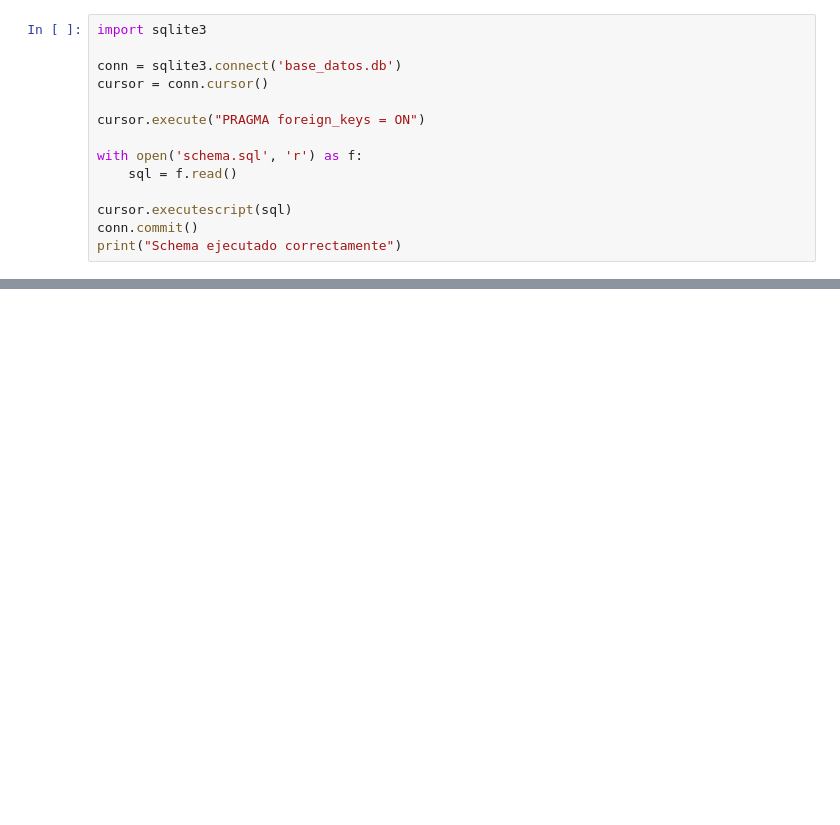
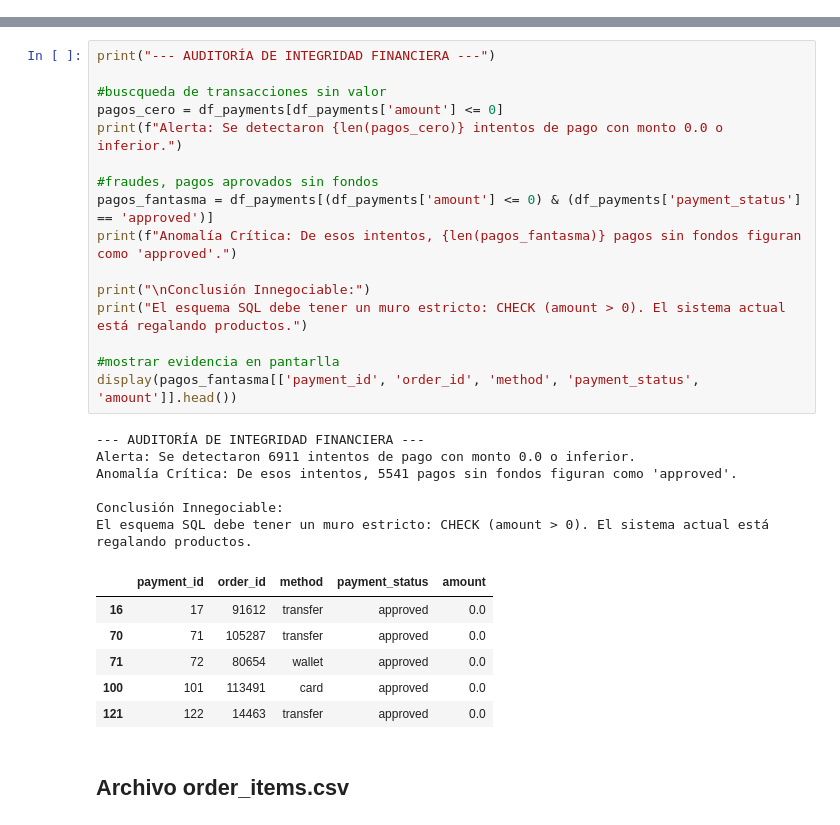
Before and after one commit to Cesahz/Registro-Glacial, a Jupyter notebook: analisis.ipynb, the cells around one changed output, grey strips where cells are left out. Saved outputs shown, nothing was run; the diff lists cells and outputs as text; blank space fills up the shorter version.

```diff
--- a/analisis.ipynb
+++ b/analisis.ipynb
@@ -570,14 +0,0 @@ Length: 400, dtype: str
-# %%
-import sqlite3
-
-conn = sqlite3.connect('base_datos.db')
-cursor = conn.cursor()
-
-cursor.execute("PRAGMA foreign_keys = ON")
-
-with open('schema.sql', 'r') as f:
-    sql = f.read()
-
-cursor.executescript(sql)
-conn.commit()
-print("Schema ejecutado correctamente")
@@ -1261,0 +290,31 @@ Mejora: 199.1x mas rapido
+# %%
+print("--- AUDITORÍA DE INTEGRIDAD FINANCIERA ---")
+
+#buscqueda de transacciones sin valor
+pagos_cero = df_payments[df_payments['amount'] <= 0]
+print(f"Alerta: Se detectaron {len(pagos_cero)} intentos de pago con monto 0.0 o inferior.")
+
+#fraudes, pagos aprovados sin fondos
+pagos_fantasma = df_payments[(df_payments['amount'] <= 0) & (df_payments['payment_status'] == 'approved')]
+print(f"Anomalía Crítica: De esos intentos, {len(pagos_fantasma)} pagos sin fondos figuran como 'approved'.")
+
+print("\nConclusión Innegociable:")
+print("El esquema SQL debe tener un muro estricto: CHECK (amount > 0). El sistema actual está regalando productos.")
+
+#mostrar evidencia en pantarlla
+display(pagos_fantasma[['payment_id', 'order_id', 'method', 'payment_status', 'amount']].head())
+# %% [output]
+--- AUDITORÍA DE INTEGRIDAD FINANCIERA ---
+Alerta: Se detectaron 6911 intentos de pago con monto 0.0 o inferior.
+Anomalía Crítica: De esos intentos, 5541 pagos sin fondos figuran como 'approved'.
+
+Conclusión Innegociable:
+El esquema SQL debe tener un muro estricto: CHECK (amount > 0). El sistema actual está regalando productos.
+|  | payment_id | order_id | method | payment_status | amount |
+| 16 | 17 | 91612 | transfer | approved | 0.0 |
+| 70 | 71 | 105287 | transfer | approved | 0.0 |
+| 71 | 72 | 80654 | wallet | approved | 0.0 |
+| 100 | 101 | 113491 | card | approved | 0.0 |
+| 121 | 122 | 14463 | transfer | approved | 0.0 |
+# %% [markdown]
+## Archivo order_items.csv
```
Also changed, not shown: parts of 119 cells of this notebook, 6 other files.
